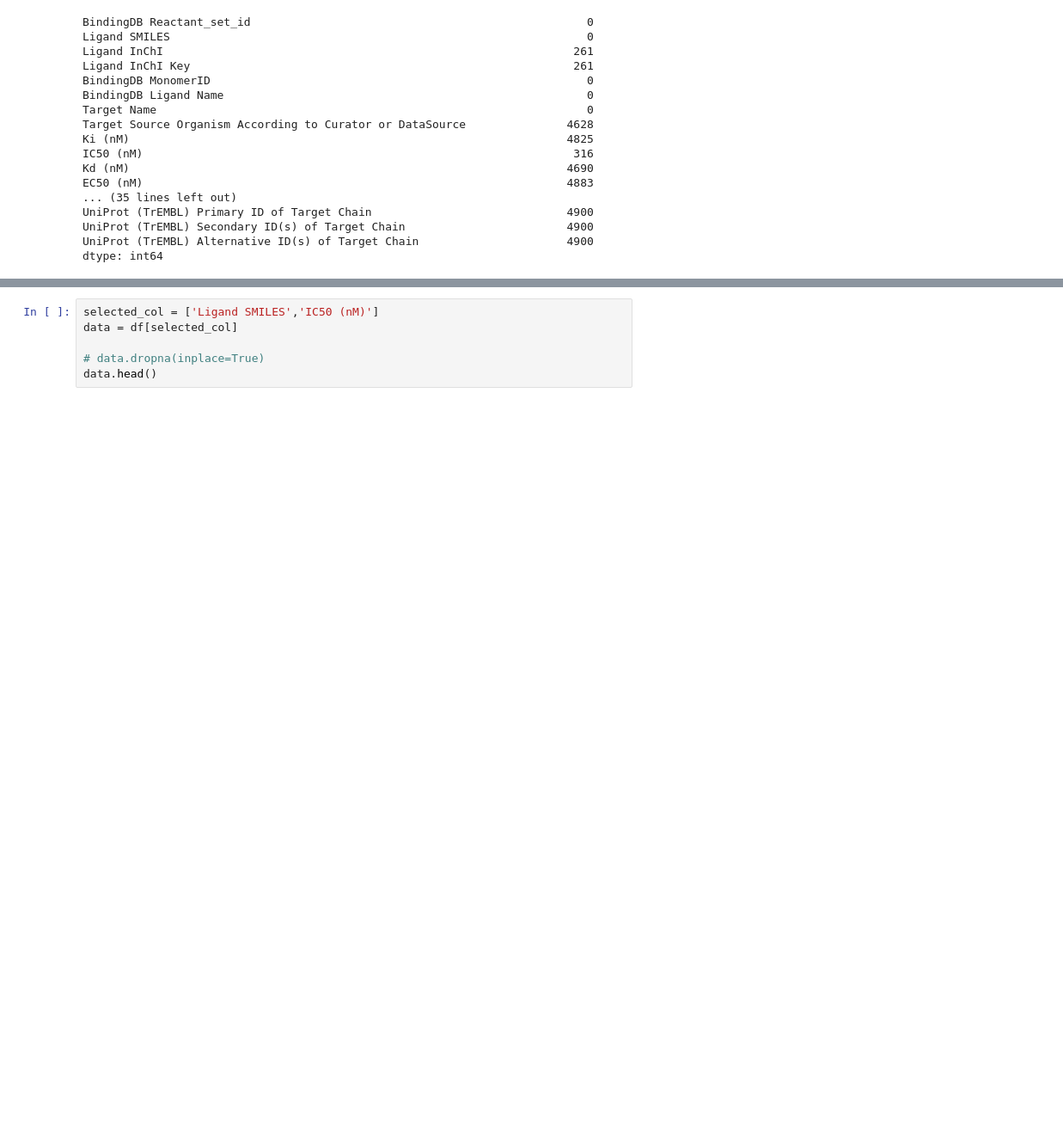
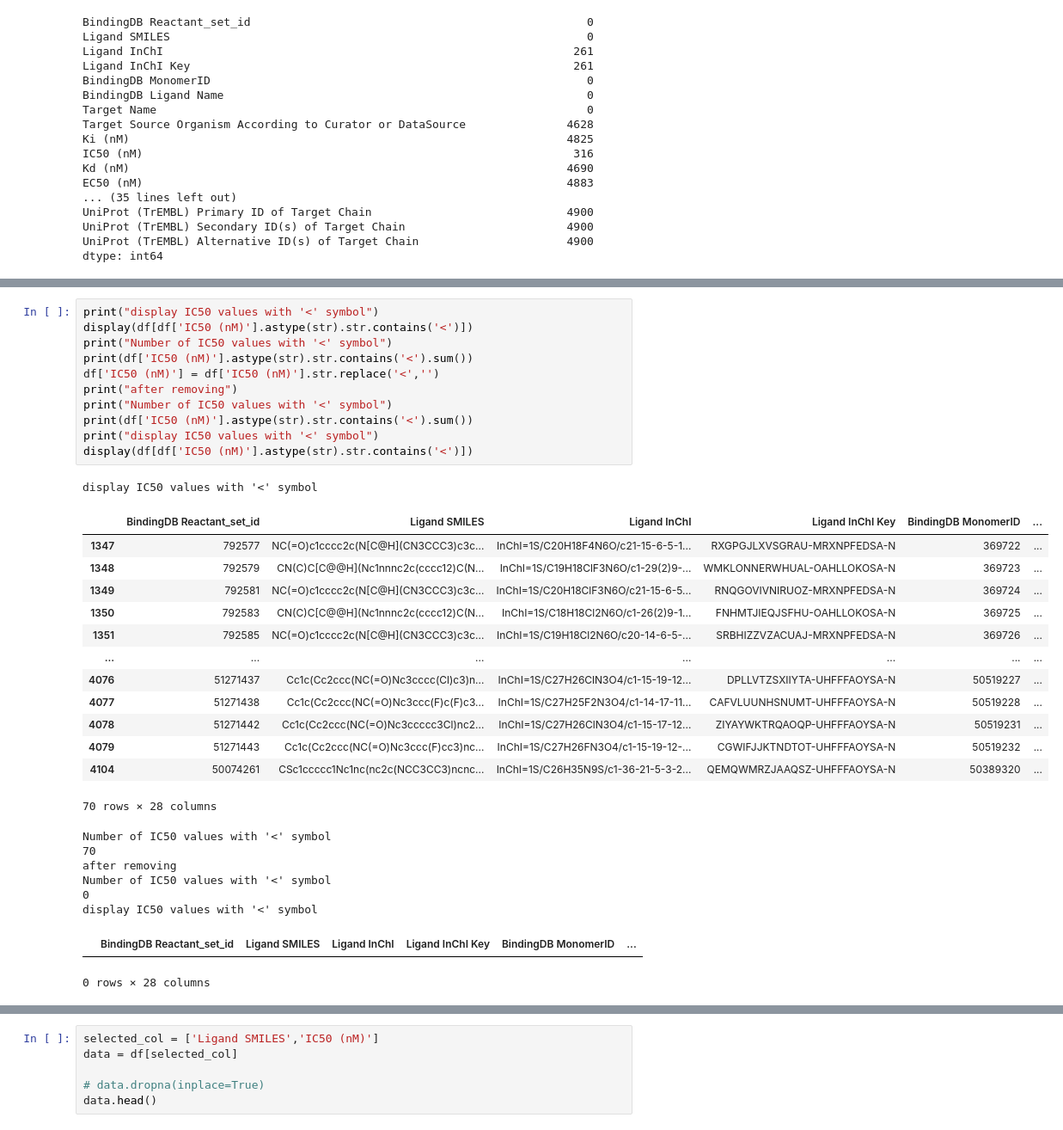
Before and after one commit to eujaidev/Mini-Project, a Jupyter notebook: Preprocessing.ipynb, the cells around one changed output, grey strips where cells are left out. Shown at 86% size. Drawn from its saved outputs; the diff is of its cells as text; blank space fills up the shorter version.

```diff
--- a/Preprocessing.ipynb
+++ b/Preprocessing.ipynb
@@ -68,0 +121,34 @@ dtype: int64
+# %%
+print("display IC50 values with '<' symbol")
+display(df[df['IC50 (nM)'].astype(str).str.contains('<')])
+print("Number of IC50 values with '<' symbol")
+print(df['IC50 (nM)'].astype(str).str.contains('<').sum())
+df['IC50 (nM)'] = df['IC50 (nM)'].str.replace('<','')
+print("after removing")
+print("Number of IC50 values with '<' symbol")
+print(df['IC50 (nM)'].astype(str).str.contains('<').sum())
+print("display IC50 values with '<' symbol")
+display(df[df['IC50 (nM)'].astype(str).str.contains('<')])
+# %% [output]
+display IC50 values with '<' symbol
+|  | BindingDB Reactant_set_id | Ligand SMILES | Ligand InChI | Ligand InChI Key | BindingDB MonomerID | ... |
+| 1347 | 792577 | NC(=O)c1cccc2c(N[C@H](CN3CCC3)c3c... | InChI=1S/C20H18F4N6O/c21-15-6-5-1... | RXGPGJLXVSGRAU-MRXNPFEDSA-N | 369722 | ... |
+| 1348 | 792579 | CN(C)C[C@@H](Nc1nnnc2c(cccc12)C(N... | InChI=1S/C19H18ClF3N6O/c1-29(2)9-... | WMKLONNERWHUAL-OAHLLOKOSA-N | 369723 | ... |
+| 1349 | 792581 | NC(=O)c1cccc2c(N[C@H](CN3CCC3)c3c... | InChI=1S/C20H18ClF3N6O/c21-15-6-5... | RNQGOVIVNIRUOZ-MRXNPFEDSA-N | 369724 | ... |
+| 1350 | 792583 | CN(C)C[C@@H](Nc1nnnc2c(cccc12)C(N... | InChI=1S/C18H18Cl2N6O/c1-26(2)9-1... | FNHMTJIEQJSFHU-OAHLLOKOSA-N | 369725 | ... |
+| 1351 | 792585 | NC(=O)c1cccc2c(N[C@H](CN3CCC3)c3c... | InChI=1S/C19H18Cl2N6O/c20-14-6-5-... | SRBHIZZVZACUAJ-MRXNPFEDSA-N | 369726 | ... |
+| ... | ... | ... | ... | ... | ... | ... |
+| 4076 | 51271437 | Cc1c(Cc2ccc(NC(=O)Nc3cccc(Cl)c3)n... | InChI=1S/C27H26ClN3O4/c1-15-19-12... | DPLLVTZSXIIYTA-UHFFFAOYSA-N | 50519227 | ... |
+| 4077 | 51271438 | Cc1c(Cc2ccc(NC(=O)Nc3ccc(F)c(F)c3... | InChI=1S/C27H25F2N3O4/c1-14-17-11... | CAFVLUUNHSNUMT-UHFFFAOYSA-N | 50519228 | ... |
+| 4078 | 51271442 | Cc1c(Cc2ccc(NC(=O)Nc3ccccc3Cl)nc2... | InChI=1S/C27H26ClN3O4/c1-15-17-12... | ZIYAYWKTRQAOQP-UHFFFAOYSA-N | 50519231 | ... |
+| 4079 | 51271443 | Cc1c(Cc2ccc(NC(=O)Nc3ccc(F)cc3)nc... | InChI=1S/C27H26FN3O4/c1-15-19-12-... | CGWIFJJKTNDTOT-UHFFFAOYSA-N | 50519232 | ... |
+| 4104 | 50074261 | CSc1ccccc1Nc1nc(nc2c(NCC3CC3)ncnc... | InChI=1S/C26H35N9S/c1-36-21-5-3-2... | QEMQWMRZJAAQSZ-UHFFFAOYSA-N | 50389320 | ... |
+70 rows × 28 columns
+Number of IC50 values with '<' symbol
+70
+after removing
+Number of IC50 values with '<' symbol
+0
+display IC50 values with '<' symbol
+|  | BindingDB Reactant_set_id | Ligand SMILES | Ligand InChI | Ligand InChI Key | BindingDB MonomerID | ... |
+0 rows × 28 columns
```
Also changed, not shown: parts of 16 cells of this notebook, 1 other file.
